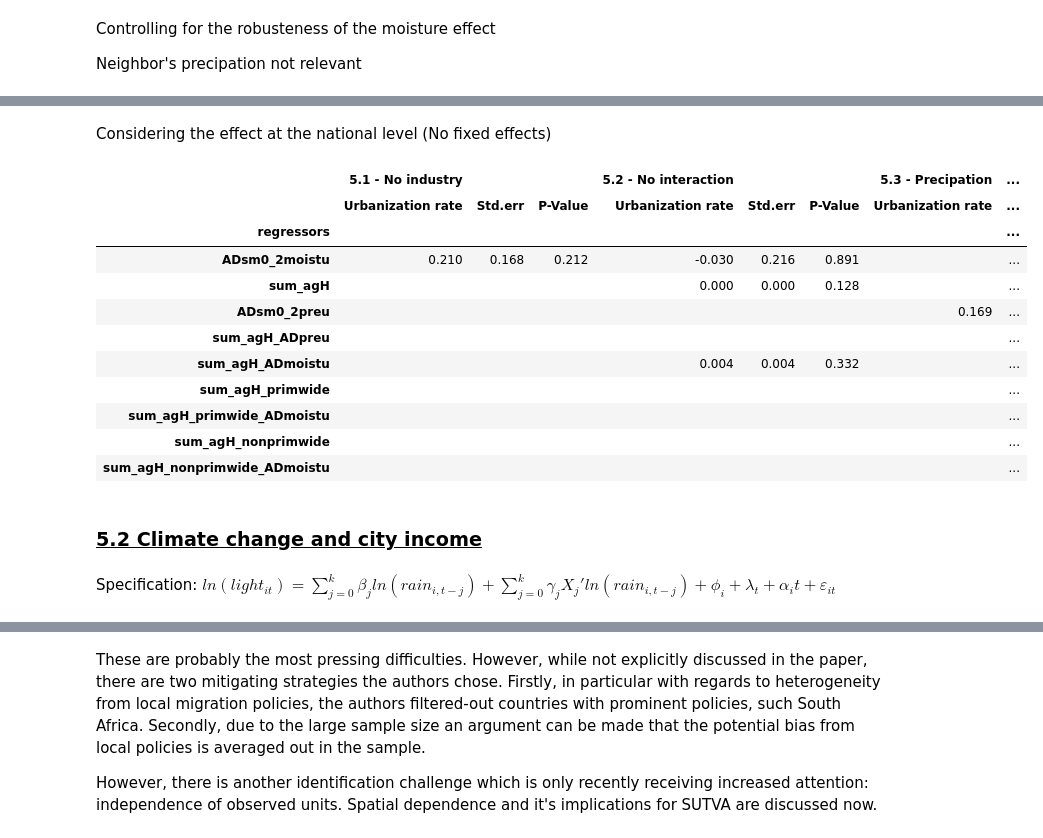
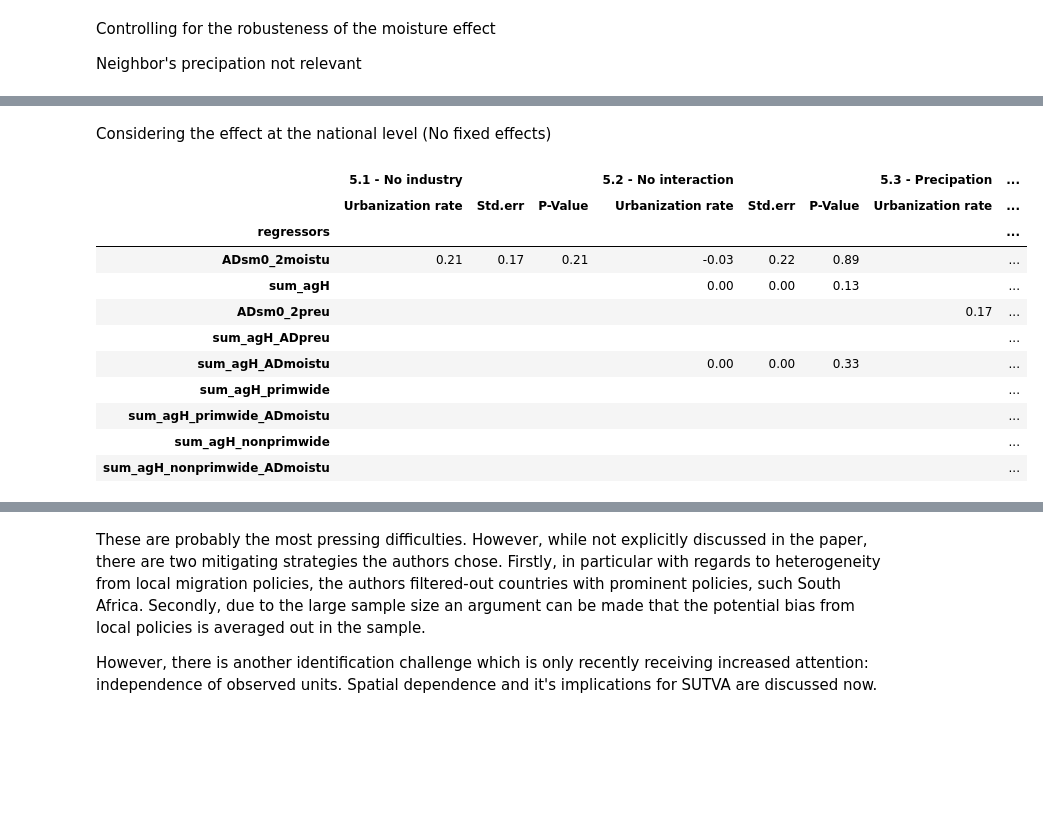
Before and after one commit to pcschreiber1/Henderson_2017_Replication, a Jupyter notebook: Replication notebook.ipynb, the cells around one changed output, grey strips where cells are left out. Drawn from its saved outputs; the diff is of its cells as text; code cells hidden in the pictures; blank space fills up the shorter version.

```diff
--- a/Replication notebook.ipynb
+++ b/Replication notebook.ipynb
@@ -280,5 +313,5 @@ NameError: name 'get_table_regiondata' is not defined
-# %% [markdown]
-Considering the effect at the national level (No fixed effects)
+# %% [markdown]
+Considering the effect at the national level (No fixed effects)
 # %%
 countrydata = pd.read_stata("data/countrydata.dta")
 # specifying order of display
@@ -288,45 +321,40 @@ regressors = ["ADsm0_2moistu",
               "sum_agH_ADpreu",
               "sum_agH_ADmoistu",
               "sum_agH_primwide",
               "sum_agH_primwide_ADmoistu",
               "sum_agH_nonprimwide",
               "sum_agH_nonprimwide_ADmoistu"]
 
 specification = {"5.1 - No industry":
                       ["ADsm0_2moistu"],
                  "5.2 - No interaction":
                       ["ADsm0_2moistu",
                        "sum_agH",
                        "sum_agH_ADmoistu"],
                  "5.3 - Precipation":
                       ["ADsm0_2preu"],
                  "5.4 - Precipitation with Industry":
                       ["ADsm0_2preu",
                        "sum_agH",
                        "sum_agH_ADpreu"],
                  "5.5 - Growth of captial city":
                       ["ADsm0_2moistu",
                        "sum_agH_primwide",
                        "sum_agH_primwide_ADmoistu",
                        "sum_agH_nonprimwide",
                        "sum_agH_nonprimwide_ADmoistu"]}
 
-table = get_table_countrydata(regressors, specification, countrydata)
-table.style.format('{:.3f}',na_rep='')
+get_table_countrydata(regressors, specification, countrydata)
 # %% [output]
 |  | 5.1 - No industry |  |  | 5.2 - No interaction |  |  | 5.3 - Precipation | ... |
 |  | Urbanization rate | Std.err | P-Value | Urbanization rate | Std.err | P-Value | Urbanization rate | ... |
 | regressors |  |  |  |  |  |  |  | ... |
-| ADsm0_2moistu | 0.210 | 0.168 | 0.212 | -0.030 | 0.216 | 0.891 |  | ... |
-| sum_agH |  |  |  | 0.000 | 0.000 | 0.128 |  | ... |
-| ADsm0_2preu |  |  |  |  |  |  | 0.169 | ... |
+| ADsm0_2moistu | 0.21 | 0.17 | 0.21 | -0.03 | 0.22 | 0.89 |  | ... |
+| sum_agH |  |  |  | 0.00 | 0.00 | 0.13 |  | ... |
+| ADsm0_2preu |  |  |  |  |  |  | 0.17 | ... |
 | sum_agH_ADpreu |  |  |  |  |  |  |  | ... |
-| sum_agH_ADmoistu |  |  |  | 0.004 | 0.004 | 0.332 |  | ... |
+| sum_agH_ADmoistu |  |  |  | 0.00 | 0.00 | 0.33 |  | ... |
 | sum_agH_primwide |  |  |  |  |  |  |  | ... |
 | sum_agH_primwide_ADmoistu |  |  |  |  |  |  |  | ... |
 | sum_agH_nonprimwide |  |  |  |  |  |  |  | ... |
 | sum_agH_nonprimwide_ADmoistu |  |  |  |  |  |  |  | ... |
-# %% [markdown]
-<h3><u>5.2 Climate change and city income</u></h3>
-# %% [markdown]
-Specification: $ln(light_{it}) = \sum^{k}_{j=0} \beta_{j} ln(rain_{i,t-j})+ \sum^{k}_{j=0}\gamma_{j}X_{j}' ln(rain_{i,t-j})+\phi_{i}+\lambda_{t} + \alpha_{i}t + \varepsilon_{it}$
```
Also changed, not shown: parts of 20 cells of this notebook, 1 other file.
